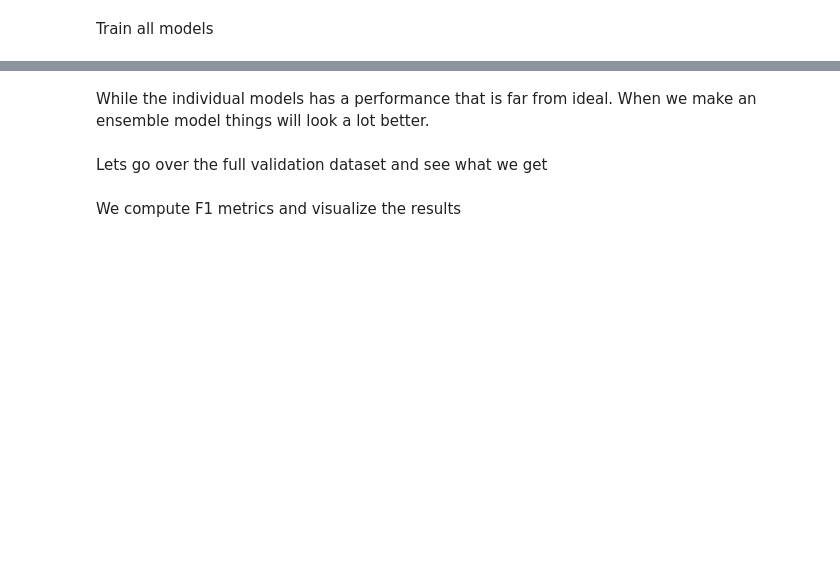
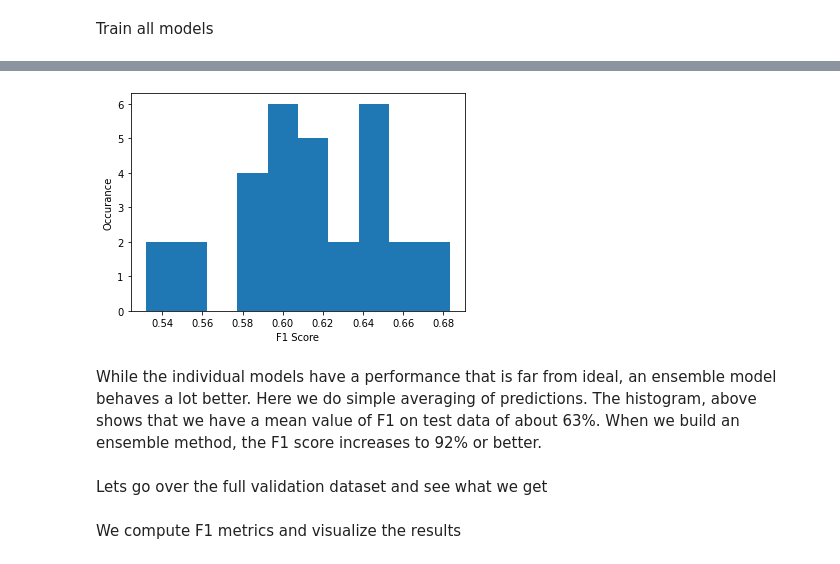
Before and after one commit to phzwart/dlsia, a Jupyter notebook: dlsia/tutorials/tutorial_ensemble_labeling.ipynb, the cells around one changed output, grey strips where cells are left out. Cells and saved outputs as stored; diff of their text form; code cells hidden in the pictures; blank space fills up the shorter version.

```diff
--- a/dlsia/tutorials/tutorial_ensemble_labeling.ipynb
+++ b/dlsia/tutorials/tutorial_ensemble_labeling.ipynb
@@ -112,9 +123,9 @@ The dropout rate governs the dropout layers in the classifier part of the networ
 We generate an ensemble of models
 # %%
 networks = []
-Nmodels = 17
+Nmodels = 31
 for ii in range(Nmodels):
-    rando = SparseNet.SparseLabeler(in_shape=(32, 32),
+    rando = sparsenet.SparseLabeler(in_shape=(32, 32),
                                           latent_shape=(8, 8),
                                           out_classes=4,
                                           depth=10,
@@ -122,7 +133,7 @@ for ii in range(Nmodels):
                                           hidden_channels=3,
                                           in_channels=1,
                                           out_channels=1,
-                                          alpha_range=(0.75, 1.0),
+                                          alpha_range=(0.05, 0.25),
                                           gamma_range=(0.0, 0.5),
                                           max_degree=4, min_degree=2,
                                           pIL=0.15,
@@ -136,7 +165,10 @@ for ii in range(Nmodels):
 # %% [markdown]
 Train all models
 # %%
+F1_scores = []
 for ii in range(Nmodels):
+    print()
+    print("Model %i"%(ii+1))
     rando = networks[ii]
     torch.cuda.empty_cache()
     learning_rate = 1e-3
@@ -152,6 +184,6 @@ for ii in range(Nmodels):
                                                         criterion=criterion_label,
                                                         optimizer=optimizer_label,
                                                         device="cuda:0",
-                                                        show=5,
+                                                        show=25,
                                                         clip_value=100.0)
-    plots.plot_training_results_segmentation(rv[1]).show()
+    F1_scores.append(rv[1]['F1 validation macro'][rv[1]['Best model index']])
@@ -158,5 +208,12 @@ for ii in range(Nmodels):
-# %% [markdown]
-While the individual models has a performance that is far from ideal. When we make an ensemble model things will look a lot better.
+# %%
+plt.hist(F1_scores, bins=10)
+plt.xlabel("F1 Score")
+plt.ylabel("Occurance")
+plt.show()
+# %% [output]
+[figure, added]
+# %% [markdown]
+While the individual models have a performance that is far from ideal, an ensemble model behaves a lot better. Here we do simple averaging of predictions. The histogram, above shows that we have a mean value of F1 on test data of about 63%. When we build an ensemble method, the F1 score increases to 92% or better.
 # %%
 bagged_model = baggins.model_baggin(networks)
 # %% [markdown]
```
Also changed, not shown: parts of 9 cells of this notebook.
